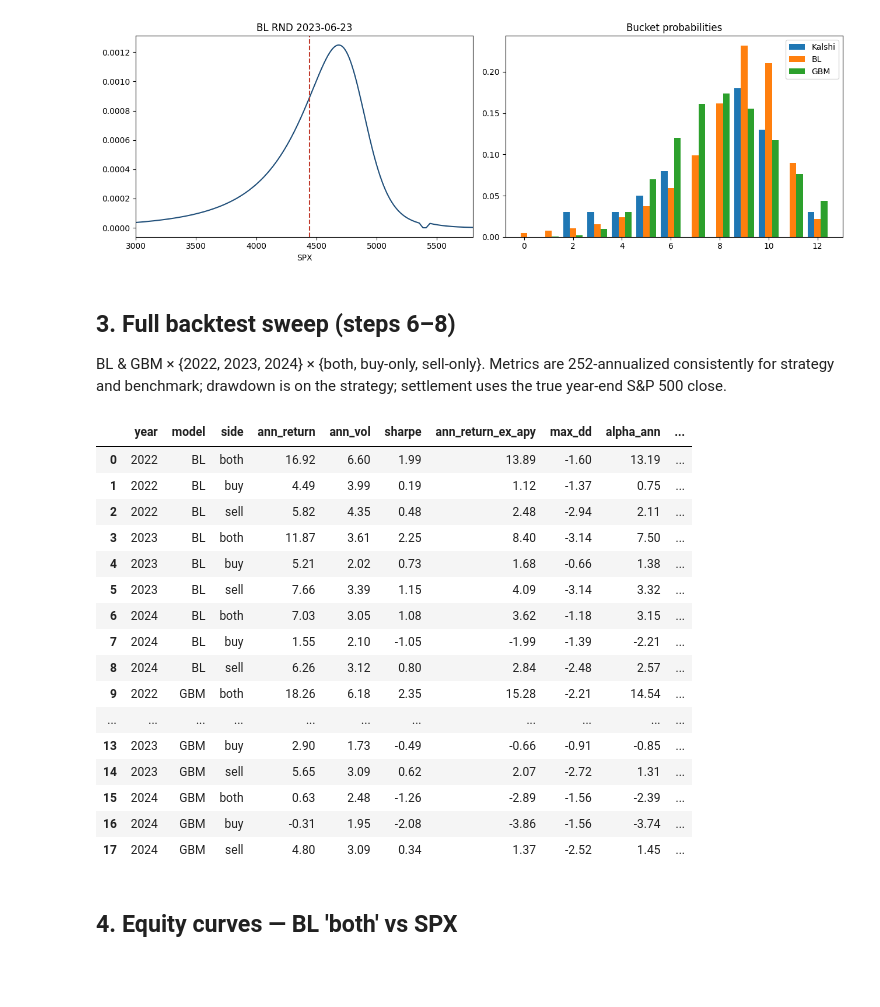
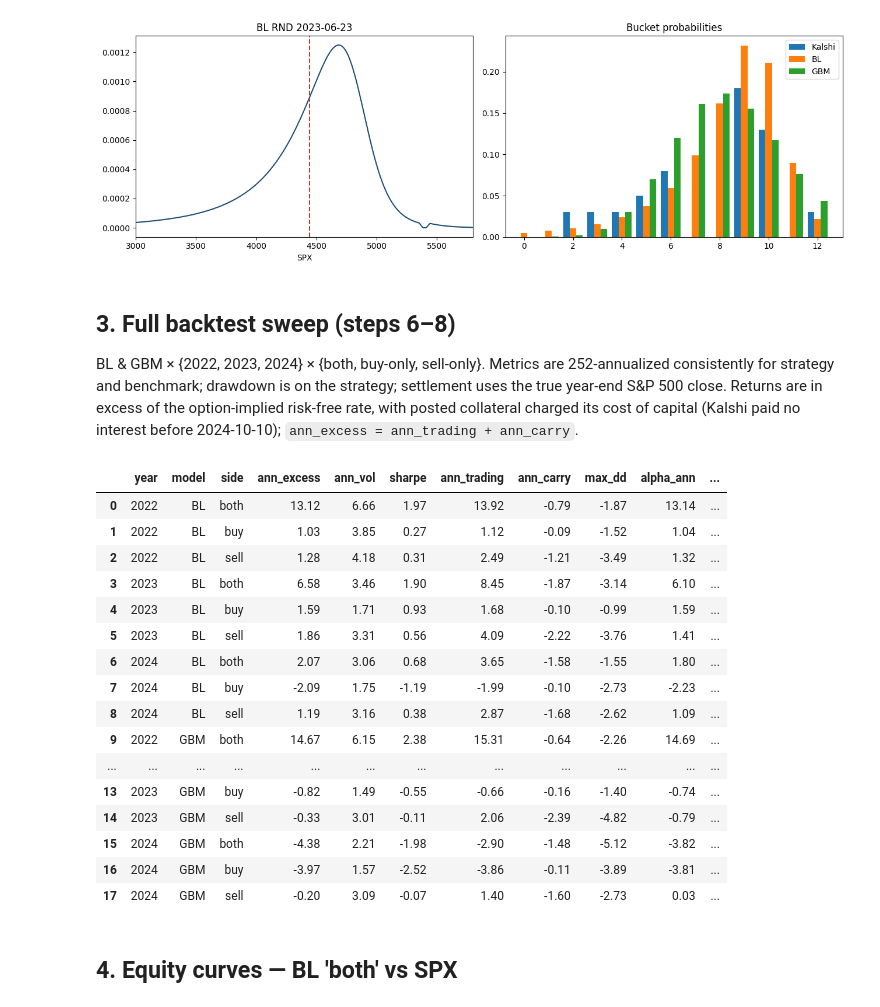
Before and after one commit to tej100/kalshi-stat-arb, a Jupyter notebook: notebooks/01_pipeline.ipynb, the cells around one changed output. Saved outputs shown, nothing was run; the diff lists cells and outputs as text; code cells hidden in the pictures; blank space fills up the shorter version.

Commit message:
charge collateral its cost of capital, credit kalshi interest only from oct 2024, add lagged execution check

```diff
--- a/notebooks/01_pipeline.ipynb
+++ b/notebooks/01_pipeline.ipynb
@@ -63,32 +63,34 @@ BL density mass: 1.0  breach: 0.028
 ## 3. Full backtest sweep (steps 6–8)
 BL & GBM × {2022, 2023, 2024} × {both, buy-only, sell-only}. Metrics are
 252-annualized consistently for strategy and benchmark; drawdown is on the
-strategy; settlement uses the true year-end S&P 500 close.
+strategy; settlement uses the true year-end S&P 500 close. Returns are in excess
+of the option-implied risk-free rate, with posted collateral charged its cost of capital
+(Kalshi paid no interest before 2024-10-10); `ann_excess = ann_trading + ann_carry`.
 # %%
 table, results, pmf = run.full(chain=chain, kalshi=kalshi, verbose=False)
-cols = ['year','model','side','ann_return','ann_vol','sharpe','ann_return_ex_apy','max_dd',
+cols = ['year','model','side','ann_excess','ann_vol','sharpe','ann_trading','ann_carry','max_dd',
         'alpha_ann','alpha_t','beta','beta_t','model_rho','n_trades','settlement','final_value']
 config.ARTIFACT_DIR.mkdir(exist_ok=True)
 table[cols].to_csv(config.ARTIFACT_DIR / 'results_table.csv', index=False)
 table[cols]
 # %% [output]
-|  | year | model | side | ann_return | ann_vol | sharpe | ann_return_ex_apy | max_dd | alpha_ann | ... |
-| 0 | 2022 | BL | both | 16.92 | 6.60 | 1.99 | 13.89 | -1.60 | 13.19 | ... |
-| 1 | 2022 | BL | buy | 4.49 | 3.99 | 0.19 | 1.12 | -1.37 | 0.75 | ... |
-| 2 | 2022 | BL | sell | 5.82 | 4.35 | 0.48 | 2.48 | -2.94 | 2.11 | ... |
-| 3 | 2023 | BL | both | 11.87 | 3.61 | 2.25 | 8.40 | -3.14 | 7.50 | ... |
-| 4 | 2023 | BL | buy | 5.21 | 2.02 | 0.73 | 1.68 | -0.66 | 1.38 | ... |
-| 5 | 2023 | BL | sell | 7.66 | 3.39 | 1.15 | 4.09 | -3.14 | 3.32 | ... |
-| 6 | 2024 | BL | both | 7.03 | 3.05 | 1.08 | 3.62 | -1.18 | 3.15 | ... |
-| 7 | 2024 | BL | buy | 1.55 | 2.10 | -1.05 | -1.99 | -1.39 | -2.21 | ... |
-| 8 | 2024 | BL | sell | 6.26 | 3.12 | 0.80 | 2.84 | -2.48 | 2.57 | ... |
-| 9 | 2022 | GBM | both | 18.26 | 6.18 | 2.35 | 15.28 | -2.21 | 14.54 | ... |
-| ... | ... | ... | ... | ... | ... | ... | ... | ... | ... | ... |
-| 13 | 2023 | GBM | buy | 2.90 | 1.73 | -0.49 | -0.66 | -0.91 | -0.85 | ... |
-| 14 | 2023 | GBM | sell | 5.65 | 3.09 | 0.62 | 2.07 | -2.72 | 1.31 | ... |
-| 15 | 2024 | GBM | both | 0.63 | 2.48 | -1.26 | -2.89 | -1.56 | -2.39 | ... |
-| 16 | 2024 | GBM | buy | -0.31 | 1.95 | -2.08 | -3.86 | -1.56 | -3.74 | ... |
-| 17 | 2024 | GBM | sell | 4.80 | 3.09 | 0.34 | 1.37 | -2.52 | 1.45 | ... |
+|  | year | model | side | ann_excess | ann_vol | sharpe | ann_trading | ann_carry | max_dd | alpha_ann | ... |
+| 0 | 2022 | BL | both | 13.12 | 6.66 | 1.97 | 13.92 | -0.79 | -1.87 | 13.14 | ... |
+| 1 | 2022 | BL | buy | 1.03 | 3.85 | 0.27 | 1.12 | -0.09 | -1.52 | 1.04 | ... |
+| 2 | 2022 | BL | sell | 1.28 | 4.18 | 0.31 | 2.49 | -1.21 | -3.49 | 1.32 | ... |
+| 3 | 2023 | BL | both | 6.58 | 3.46 | 1.90 | 8.45 | -1.87 | -3.14 | 6.10 | ... |
+| 4 | 2023 | BL | buy | 1.59 | 1.71 | 0.93 | 1.68 | -0.10 | -0.99 | 1.59 | ... |
+| 5 | 2023 | BL | sell | 1.86 | 3.31 | 0.56 | 4.09 | -2.22 | -3.76 | 1.41 | ... |
+| 6 | 2024 | BL | both | 2.07 | 3.06 | 0.68 | 3.65 | -1.58 | -1.55 | 1.80 | ... |
+| 7 | 2024 | BL | buy | -2.09 | 1.75 | -1.19 | -1.99 | -0.10 | -2.73 | -2.23 | ... |
+| 8 | 2024 | BL | sell | 1.19 | 3.16 | 0.38 | 2.87 | -1.68 | -2.62 | 1.09 | ... |
+| 9 | 2022 | GBM | both | 14.67 | 6.15 | 2.38 | 15.31 | -0.64 | -2.26 | 14.69 | ... |
+| ... | ... | ... | ... | ... | ... | ... | ... | ... | ... | ... | ... |
+| 13 | 2023 | GBM | buy | -0.82 | 1.49 | -0.55 | -0.66 | -0.16 | -1.40 | -0.74 | ... |
+| 14 | 2023 | GBM | sell | -0.33 | 3.01 | -0.11 | 2.06 | -2.39 | -4.82 | -0.79 | ... |
+| 15 | 2024 | GBM | both | -4.38 | 2.21 | -1.98 | -2.90 | -1.48 | -5.12 | -3.82 | ... |
+| 16 | 2024 | GBM | buy | -3.97 | 1.57 | -2.52 | -3.86 | -0.11 | -3.89 | -3.81 | ... |
+| 17 | 2024 | GBM | sell | -0.20 | 3.09 | -0.07 | 1.40 | -1.60 | -2.73 | 0.03 | ... |
 # %% [markdown]
 ## 4. Equity curves — BL 'both' vs SPX
 # %%
```
Also changed, not shown: parts of 1 cell of this notebook, 12 other files.
